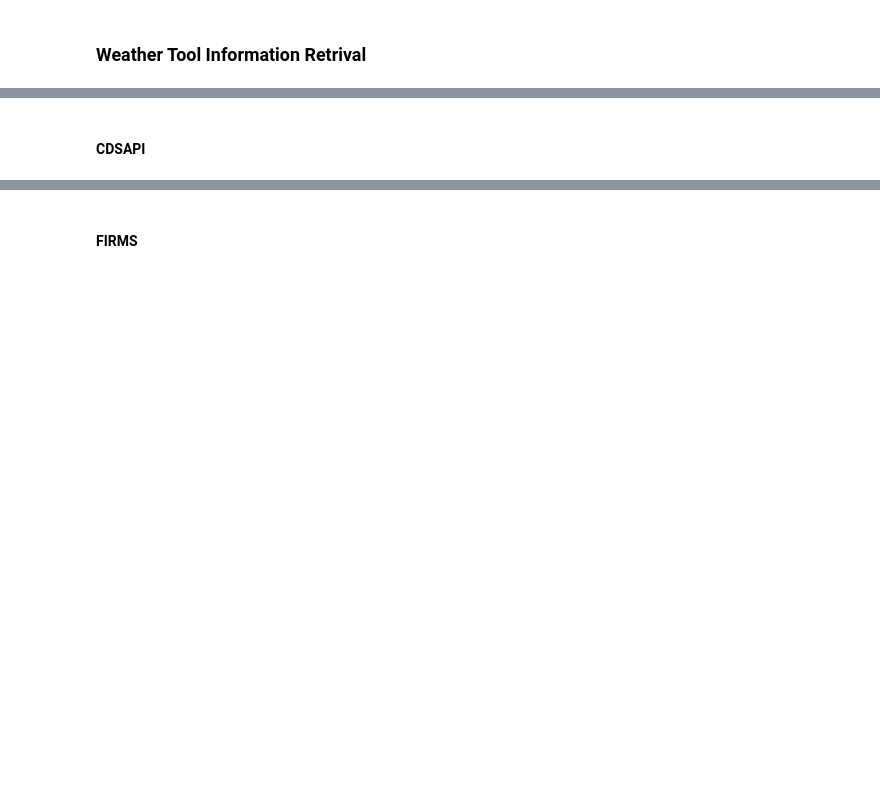
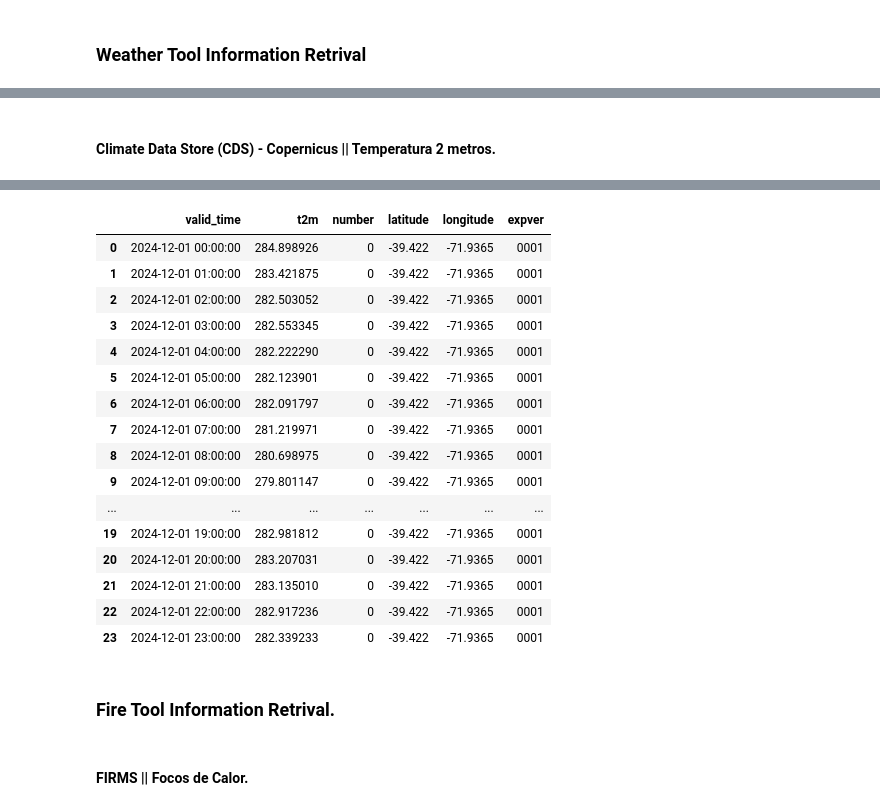
Before and after one commit to HunterCitto/199---Seminario-Final, a Jupyter notebook: notebooks/weather_info_retrival_test.ipynb, the cells around one changed output, grey strips where cells are left out. Saved outputs shown, nothing was run; the diff lists cells and outputs as text; code cells hidden in the pictures; blank space fills up the shorter version.

```diff
--- a/notebooks/weather_info_retrival_test.ipynb
+++ b/notebooks/weather_info_retrival_test.ipynb
@@ -127,4 +127,4 @@ plt.savefig('../docs/correlacion_clima.png', dpi=300, bbox_inches='tight')
 plt.show()
 # %% [markdown]
 
-#### CDSAPI
+#### Climate Data Store (CDS) - Copernicus || Temperatura 2 metros.
@@ -154,3 +141,5 @@ cds = CDSTools()
 
 # Obtener datos de temperatura
 df_temp = cds.get_climate_data('2m_temperature', start_date, end_date, lat, lon, radius = 0.5, format = 'netcdf')
+df_temp
+# %% [output]
@@ -157,6 +166,26 @@ df_temp = cds.get_climate_data('2m_temperature', start_date, end_date, lat, lon,
+|  | valid_time | t2m | number | latitude | longitude | expver |
+| 0 | 2024-12-01 00:00:00 | 284.898926 | 0 | -39.422 | -71.9365 | 0001 |
+| 1 | 2024-12-01 01:00:00 | 283.421875 | 0 | -39.422 | -71.9365 | 0001 |
+| 2 | 2024-12-01 02:00:00 | 282.503052 | 0 | -39.422 | -71.9365 | 0001 |
+| 3 | 2024-12-01 03:00:00 | 282.553345 | 0 | -39.422 | -71.9365 | 0001 |
+| 4 | 2024-12-01 04:00:00 | 282.222290 | 0 | -39.422 | -71.9365 | 0001 |
+| 5 | 2024-12-01 05:00:00 | 282.123901 | 0 | -39.422 | -71.9365 | 0001 |
+| 6 | 2024-12-01 06:00:00 | 282.091797 | 0 | -39.422 | -71.9365 | 0001 |
+| 7 | 2024-12-01 07:00:00 | 281.219971 | 0 | -39.422 | -71.9365 | 0001 |
+| 8 | 2024-12-01 08:00:00 | 280.698975 | 0 | -39.422 | -71.9365 | 0001 |
+| 9 | 2024-12-01 09:00:00 | 279.801147 | 0 | -39.422 | -71.9365 | 0001 |
+| ... | ... | ... | ... | ... | ... | ... |
+| 19 | 2024-12-01 19:00:00 | 282.981812 | 0 | -39.422 | -71.9365 | 0001 |
+| 20 | 2024-12-01 20:00:00 | 283.207031 | 0 | -39.422 | -71.9365 | 0001 |
+| 21 | 2024-12-01 21:00:00 | 283.135010 | 0 | -39.422 | -71.9365 | 0001 |
+| 22 | 2024-12-01 22:00:00 | 282.917236 | 0 | -39.422 | -71.9365 | 0001 |
+| 23 | 2024-12-01 23:00:00 | 282.339233 | 0 | -39.422 | -71.9365 | 0001 |
+# %% [markdown]
+
+### Fire Tool Information Retrival.
 # %% [markdown]
 
-#### FIRMS
+#### FIRMS || Focos de Calor.
 # %%
 from firms_tools import FIRMSTools
 from project_config import ProjectConfig
```
Also changed, not shown: parts of 5 cells of this notebook, 1 other file.
